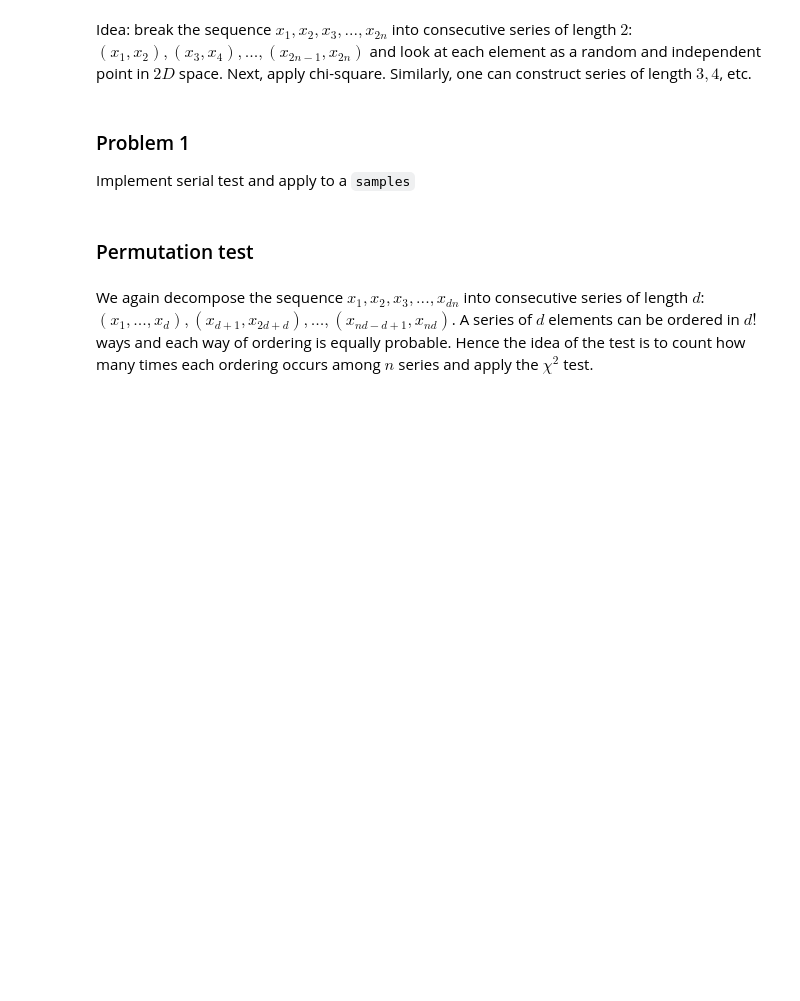
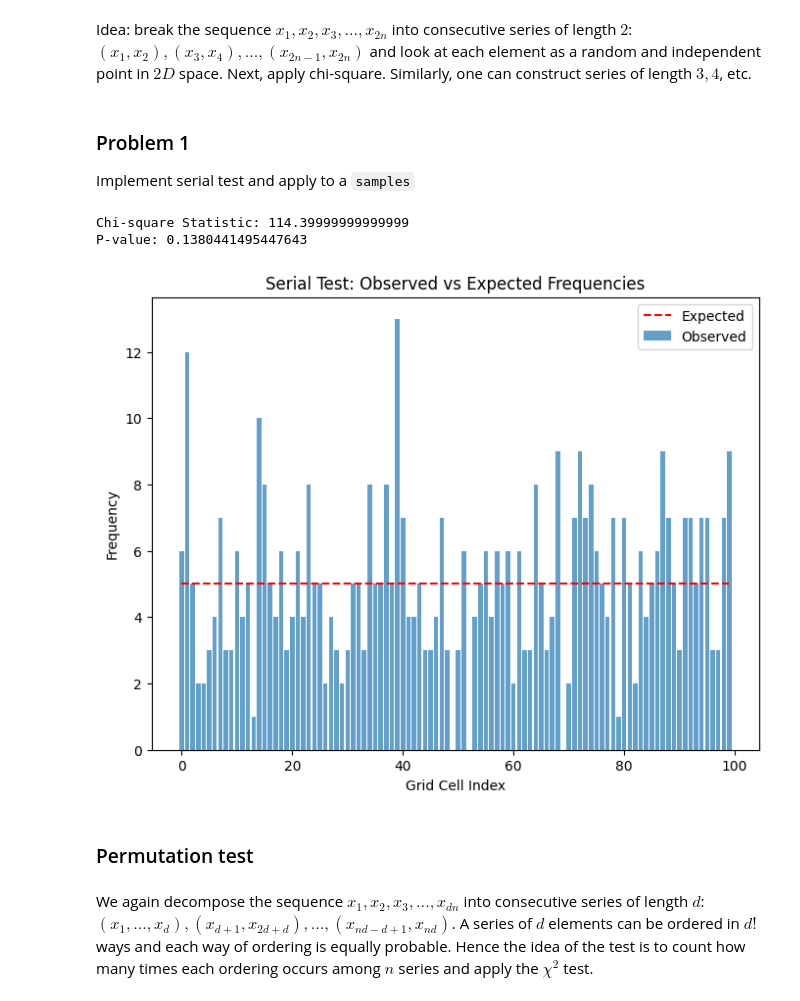
Before and after one commit to Plashka320/Stat_prack_HW_VyuzhaninPD_2025, a Jupyter notebook: 3_random.ipynb, the cells around one changed output. Saved outputs shown, nothing was run; the diff lists cells and outputs as text; code cells hidden in the pictures; blank space fills up the shorter version.

```diff
--- a/3_random.ipynb
+++ b/3_random.ipynb
@@ -199,3 +198,48 @@ Implement serial test and apply to a `samples`
+# %%
+import numpy as np
+import matplotlib.pyplot as plt
+from scipy.stats import chisquare
+
+def rng(m=2**32, a=1103515245, c=12345):
+    rng.current = (a * rng.current + c) % m
+    return rng.current / m
+rng.current = 1
+samples = [rng() for _ in range(1000)]
+
+def serial_test(samples, k=10, d=2):
+    """
+    k: number of bins per dimension (grid size)
+    d: dimension (e.g., 2 for pairs, 3 for triplets)
+    """
+    samples = np.array(samples)
+    n = len(samples) // d
+    points = samples[:n * d].reshape(n, d)
+    bins = np.linspace(0, 1, k + 1)
+    hist, _ = np.histogramdd(points, bins=[bins] * d)
+    f_obs = hist.flatten()
+    expected_count = n / (k ** d)
+    f_exp = np.full(f_obs.shape, expected_count)
+
+    chi2_stat, p_value = chisquare(f_obs, f_exp)
+    return chi2_stat, p_value, f_obs, f_exp
+
+chi2_stat, p_value, f_obs, f_exp = serial_test(samples, k=10, d=2)
+
+print(f"Chi-square Statistic: {chi2_stat}")
+print(f"P-value: {p_value}")
+
+plt.figure(figsize=(8, 6))
+plt.bar(range(len(f_obs)), f_obs, alpha=0.7, label="Observed")
+plt.plot(range(len(f_exp)), f_exp, "r--", label="Expected")
+plt.xlabel("Grid Cell Index")
+plt.ylabel("Frequency")
+plt.title("Serial Test: Observed vs Expected Frequencies")
+plt.legend()
+plt.show()
+# %% [output]
+Chi-square Statistic: 114.39999999999999
+P-value: 0.1380441495447643
+[figure, added]
 # %% [markdown]
 ### Permutation test
 # %% [markdown]
```
Also changed, not shown: parts of 17 cells of this notebook.
